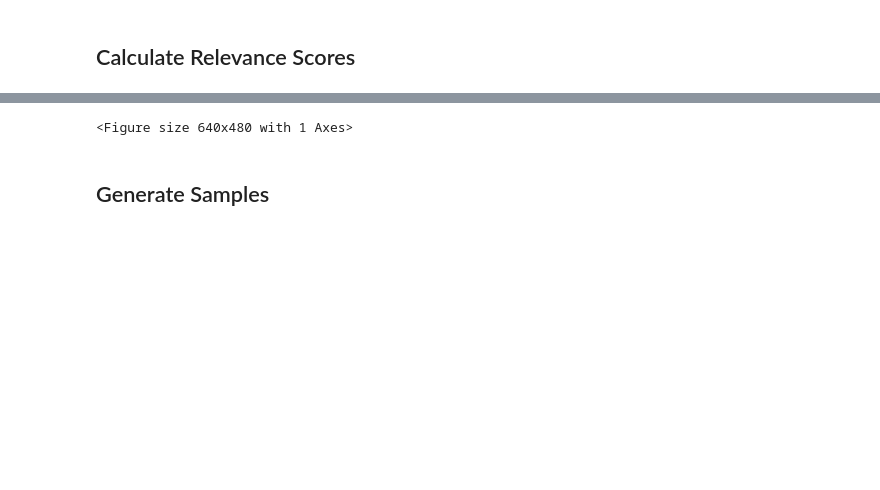
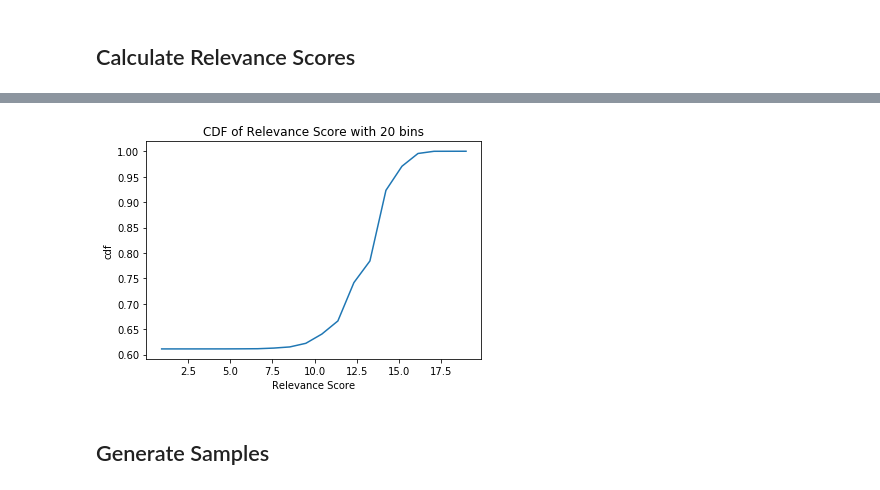
Before and after one commit to STEELISI/CKIDS, a Jupyter notebook: filterby_keywords/filter_by_TFIDF/Filterby_TF-IDF.ipynb, the cells around one changed output, grey strips where cells are left out. Cells and saved outputs as stored; diff of their text form; code cells hidden in the pictures; blank space fills up the shorter version.

Commit message:
Updated scoring algo, finalized scores.

```diff
--- a/filterby_keywords/filter_by_TFIDF/Filterby_TF-IDF.ipynb
+++ b/filterby_keywords/filter_by_TFIDF/Filterby_TF-IDF.ipynb
@@ -69,25 +67,20 @@ def tf(term_list, documents):
 
     input:
     ------
-    term: the keyword to be evaluated.
+    term_list: the keyword to be evaluated, with options. np array, shape=(T, 2)
     document: a document(here description paragraph string)
 
     output:
     -------
     a numerical frequency value.
     """
-    N, T = len(documents), len(term_list)
+    N, T = len(documents),len(term_list)
     TF = np.zeros((N, T))
     for j in range(N):
-        d = documents[j].lower().split()
+        d = documents[j].lower()
         for i in range(T):
-            # match both 'ab-cd' and 'ab cd'
-            if '-' in term_list[i]:
-                word = term_list[i].replace('-', ' ')
-                TF[j, i] = d.count(word.lower()) \
-                            + d.count(term_list[i].lower())
-            else:
-                TF[j, i] = d.count(term_list[i].lower())
+            word_options = term_list[i]
+            TF[j, i] = sum([d.count(w.lower()) for w in word_options])
     return TF
 # %%
 def idf(TF):
@@ -105,7 +98,7 @@ def idf(TF):
     N = TF.shape[0]
     return np.log(N/1+np.count_nonzero(TF, axis=0))
 # %%
-TF = tf(term_list, data)
+TF = tf(term_list, list(objID_data.values()))
 
 IDF = idf(TF)
 
@@ -116,6 +110,6 @@ pd.DataFrame({'Keyword':term_list, 'Term_frequency':TF.sum(axis=0),
 # %% [markdown]
 ## Calculate Relevance Scores
 # %%
-weight = pd.read_csv('kw_score_TF_TFIDF.csv', index_col=0)
+weight = pd.read_csv('final_kw_TFIDF_Score.csv', index_col=0)
 
-kw_weights = dict(weight[['Keyword','TFIDF_score']].to_numpy())
+# kw_weights = dict(weight[['Keyword','TFIDF_score']].to_numpy())
@@ -151,0 +116,2 @@ Wall time: 7min 25s
+# %%
+log_doc_scores = np.log(TF@(weight['TFIDF_score'].to_numpy())+1)
@@ -152,23 +120,22 @@ Wall time: 7min 25s
 # %%
 import matplotlib.pyplot as plt
-d = np.array(list(filtered_obj.values()))
 
 # Choose how many bins you want here
 num_bins = 20
 
 # Use the histogram function to bin the data
-counts, bin_edges = np.histogram(d, bins=num_bins)
+counts, bin_edges = np.histogram(log_doc_scores, bins=num_bins)
 
 # Now find the cdf
-cdf = np.cumsum(counts)
+cdf = np.cumsum(counts)/len(log_doc_scores)
 
 # And finally plot the cdf
 plt.plot(bin_edges[1:], cdf)
 plt.xlabel('Relevance Score')
 plt.ylabel('cdf')
 plt.title("CDF of Relevance Score with {0} bins".format(num_bins))
 plt.savefig('rlv_score_cdf.png')
 plt.show()
 # %% [output]
-<Figure size 640x480 with 1 Axes>
+[figure, added]
 # %%
```
Also changed, not shown: parts of 29 cells of this notebook, 9 other files.
